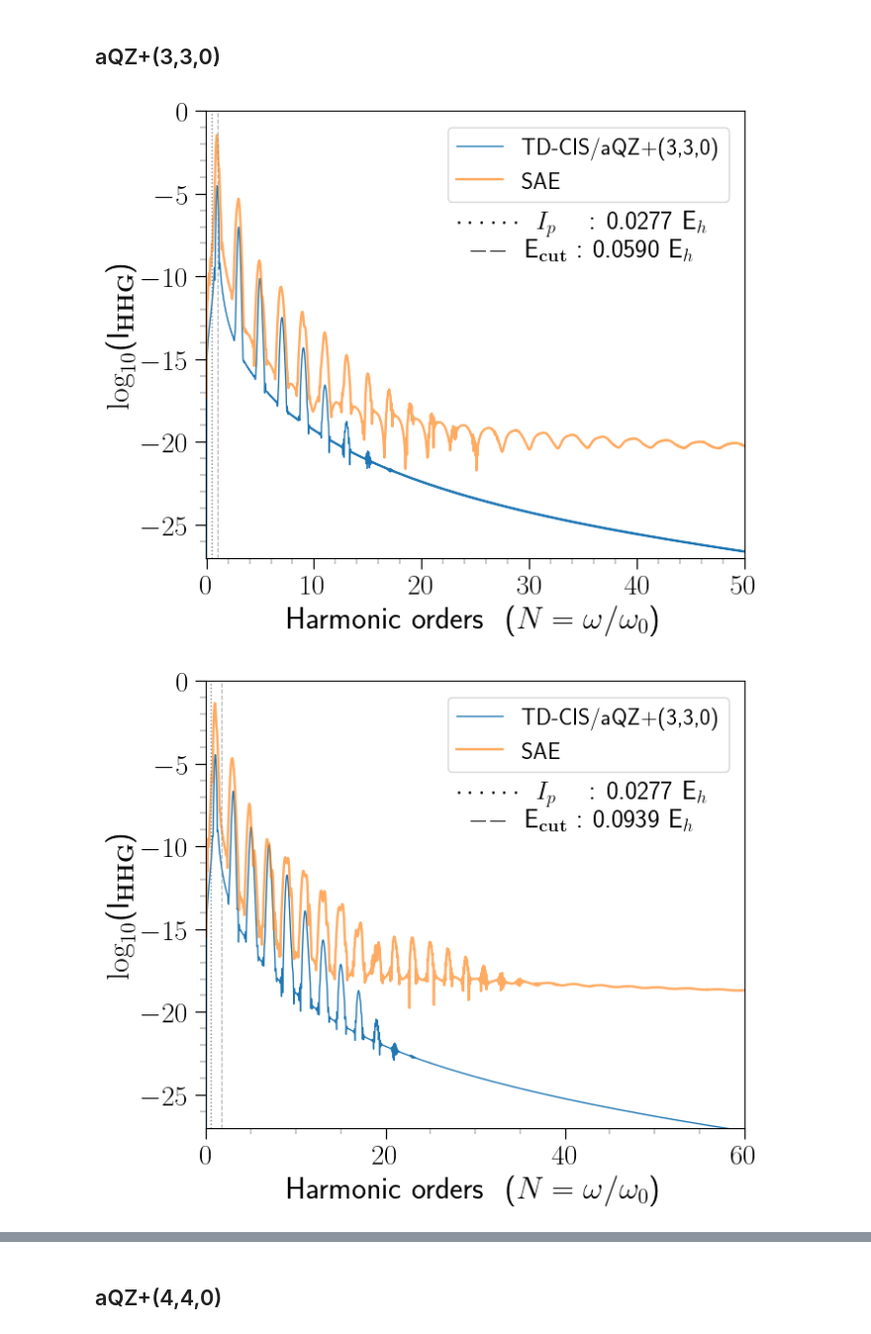
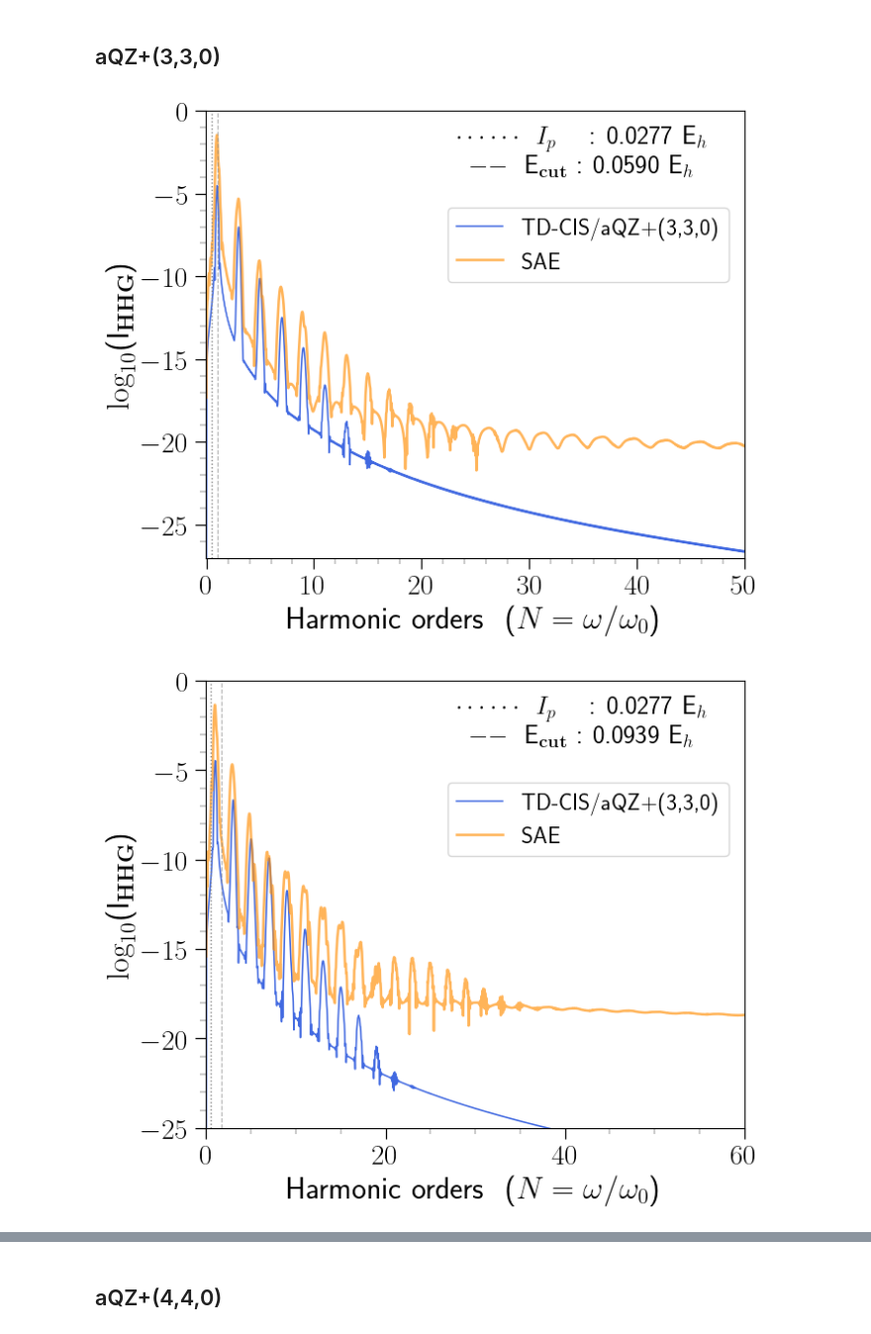
Before and after one commit to vijaymocherla/si_hhg_gaussian_basissets, a Jupyter notebook: notebooks/qprop_comp.ipynb, the cells around one changed output, grey strips where cells are left out. Shown: that part at 99% size. Saved outputs shown, nothing was run; the diff lists cells and outputs as text; code cells hidden in the pictures.

```diff
--- a/notebooks/qprop_comp.ipynb
+++ b/notebooks/qprop_comp.ipynb
@@ -37,18 +37,18 @@ plot_sae(sae_path, tdci_path, tdci_job, basis='aQZ+(4,4,0)', text_pos=[0.7, 0.69
 sae_path = '../data/qprop/h_minus_45E11/dat/'
 tdci_path = '../data/tdci/h_minus/h_minus_aqz_330_cis_crt'
 tdci_job = 'zs_45E11_54fs_800nm'
-plot_sae(sae_path, tdci_path, tdci_job, basis='aQZ+(3,3,0)', text_pos=[0.7, 0.69], legend_pos=[0.71, 0.88],
+plot_sae(sae_path, tdci_path, tdci_job, basis='aQZ+(3,3,0)', text_pos=[0.7, 0.88], legend_pos=[0.71, 0.7],
         xlim = [-.10,50], ylim = [-27,-0], figsize=[7.2, 6])
 # %% [output]
-[figure, old version]
+[figure, new version]
 # %%
 sae_path = '../data/qprop/h_minus_95E11/dat/'
 tdci_path = '../data/tdci/h_minus/h_minus_aqz_330_cis_crt'
 tdci_job = 'zs_95E11_54fs_800nm'
-plot_sae(sae_path, tdci_path, tdci_job, basis='aQZ+(3,3,0)', text_pos=[0.7, 0.69], legend_pos=[0.71, 0.88],
-        xlim = [-.10,60], ylim = [-27,-0], figsize=[7.2, 6])
+plot_sae(sae_path, tdci_path, tdci_job, basis='aQZ+(3,3,0)', text_pos=[0.7, 0.88], legend_pos=[0.71, 0.69],
+        xlim = [-.10,60], ylim = [-25,-0], figsize=[7.2, 6])
 # %% [output]
-[figure, old version]
+[figure, new version]
 # %%
 sae_path = '../data/qprop/h_minus_15E12/dat/'
 tdci_path = '../data/tdci/h_minus/h_minus_aqz_330_cis_crt'
```
Also changed, not shown: parts of 11 cells of this notebook, 4 other files.
